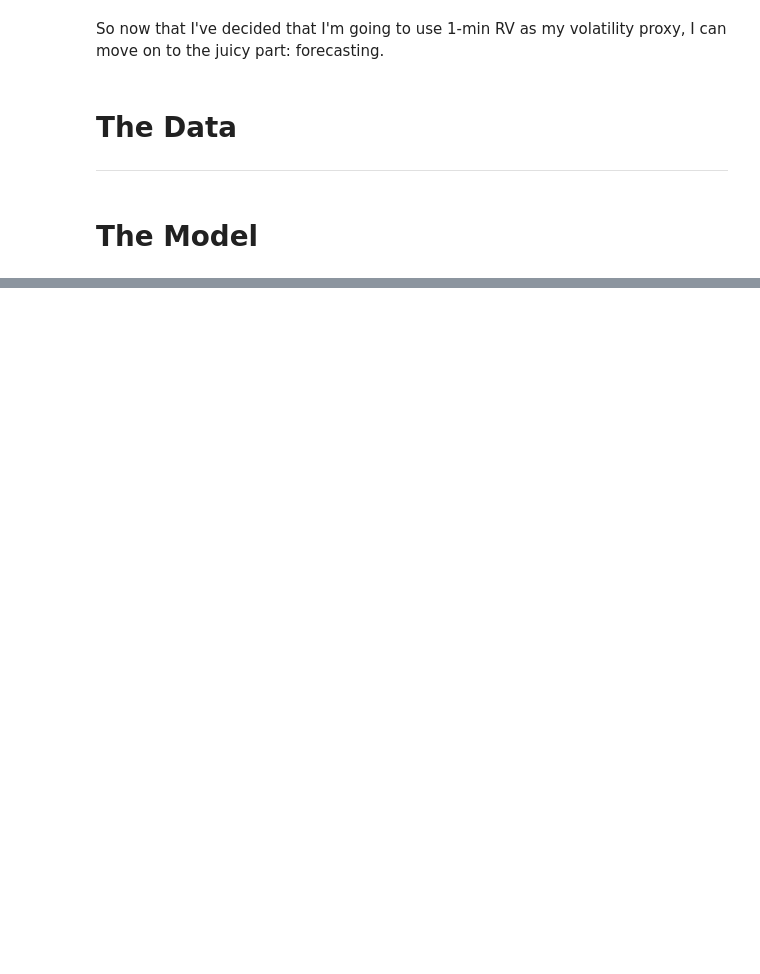
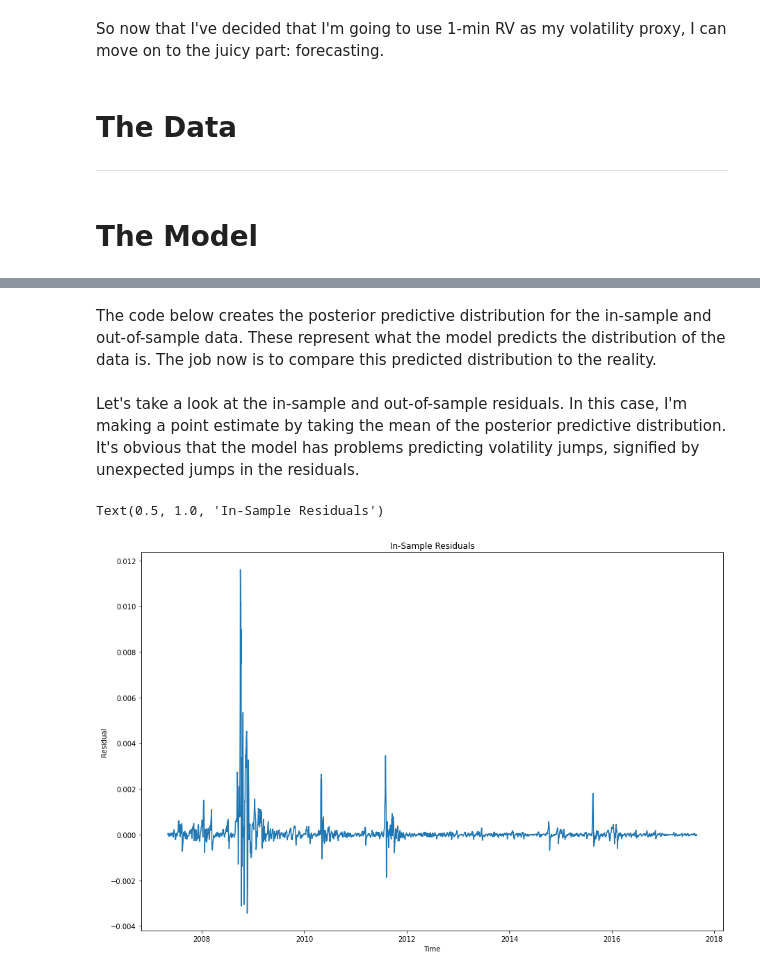
Before and after one commit to eadains/SystemsTrading, a Jupyter notebook: spx_vol_linear_forecast.ipynb, the cells around one changed output, grey strips where cells are left out. Cells and saved outputs as stored; diff of their text form; code cells hidden in the pictures; blank space fills up the shorter version.

```diff
--- a/spx_vol_linear_forecast.ipynb
+++ b/spx_vol_linear_forecast.ipynb
@@ -57,0 +154,24 @@ indep_var = indep_var.loc[common_index]
+# %% [markdown]
+The code below creates the posterior predictive distribution for the in-sample and out-of-sample data. These represent what the model predicts the distribution of the data is. The job now is to compare this predicted distribution to the reality.
+# %%
+mu = sample['mu']
+beta = sample['beta']
+sigma = sample['sigma']
+# %%
+# This is some tensordot sorcery that works, but that I don't frankly understand. It takes the matrix product of train_x
+# and beta over each row of beta. Essentially a higher-dimensional version of what the model does.
+train_post = np.random.normal(mu + (np.tensordot(train_x, beta, axes=(1,1))), sigma)
+test_post = np.random.normal(mu + (np.tensordot(test_x, beta, axes=(1,1))), sigma)
+
+train_post_mean = np.mean(train_post, axis=1)
+test_post_mean = np.mean(test_post, axis=1)
+# %% [markdown]
+Let's take a look at the in-sample and out-of-sample residuals. In this case, I'm making a point estimate by taking the mean of the posterior predictive distribution. It's obvious that the model has problems predicting volatility jumps, signified by unexpected jumps in the residuals.
+# %%
+plt.plot(np.exp(train_y) - np.exp(train_post_mean))
+plt.xlabel('Time')
+plt.ylabel('Residual')
+plt.title('In-Sample Residuals')
+# %% [output]
+Text(0.5, 1.0, 'In-Sample Residuals')
+[figure, added]
```
Also changed, not shown: parts of 26 cells of this notebook, 2 other files.
